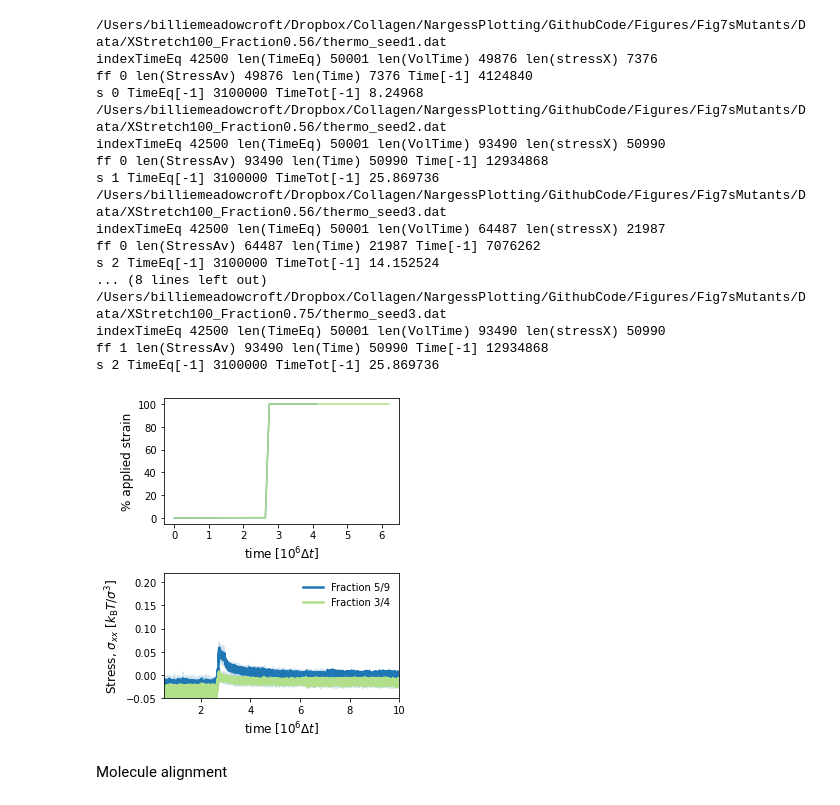
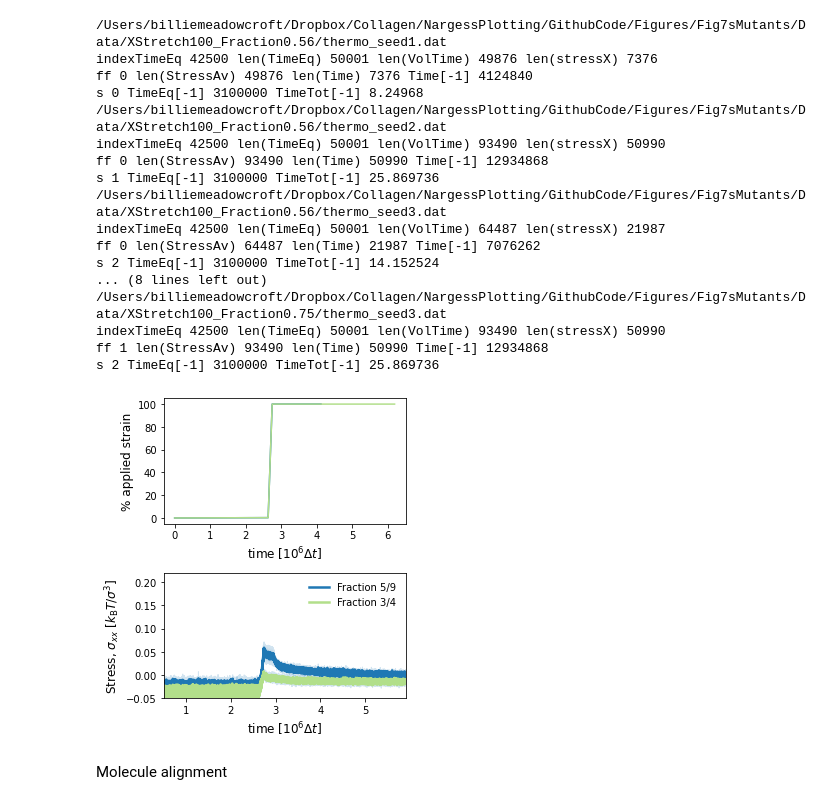
Before and after one commit to Billie1717/CollagenMemory, a Jupyter notebook: Figures/Fig7sMutants/Mechanics7S.ipynb, the cells around one changed output. Saved outputs shown, nothing was run; the diff lists cells and outputs as text; code cells hidden in the pictures.

```diff
--- a/Figures/Fig7sMutants/Mechanics7S.ipynb
+++ b/Figures/Fig7sMutants/Mechanics7S.ipynb
@@ -99,47 +99,48 @@ ax[1].set_xlabel(r"time [$10^6\Delta t$]",fontsize =fs2)
 
 ax[0].set_xlabel(r"time [$10^6\Delta t$]",fontsize =fs2)
 #ax[0].set_xlim([0.5,5])
-ax[1].set_xlim([0.5,10])
+ax[1].set_xlim([0.5,5.9])
+ax[0].set_xlim([0.5,5.9])
 ax[1].set_ylim([-0.05,0.22])
 
 #ax[1].set_xlim([6,7])
 #ax[1].set_ylim([-0.1,2.5])
-# plt.rcParams.update({
-#     "pdf.compression": 9,
-#     "path.simplify": True,
-#     "path.simplify_threshold": 0.5,
-#     "pdf.fonttype": 42, "ps.fonttype": 42,
-# })
-# for ax in fig.axes:
-#     for coll in ax.collections:  # e.g., big scatters
-#         coll.set_rasterized(True)
-#     for line in ax.lines:
-#         if len(line.get_xdata()) > 5000:
-#             line.set_rasterized(True)
+plt.rcParams.update({
+    "pdf.compression": 9,
+    "path.simplify": True,
+    "path.simplify_threshold": 0.5,
+    "pdf.fonttype": 42, "ps.fonttype": 42,
+})
+for ax in fig.axes:
+    for coll in ax.collections:  # e.g., big scatters
+        coll.set_rasterized(True)
+    for line in ax.lines:
+        if len(line.get_xdata()) > 5000:
+            line.set_rasterized(True)
 
 fig.tight_layout()
 #fig.savefig(plotsdir+'StressVsTime.pdf')
 fig.savefig(plotsdir + "StressVsTime.pdf")  # dpi impacts rasterized bits only
 fig.savefig(plotsdir+'StressVsTime.png')
 # %% [output]
 /Users/billiemeadowcroft/Dropbox/Collagen/NargessPlotting/GithubCode/Figures/Fig7sMutants/Data/XStretch100_Fraction0.56/thermo_seed1.dat
 indexTimeEq 42500 len(TimeEq) 50001 len(VolTime) 49876 len(stressX) 7376
 ff 0 len(StressAv) 49876 len(Time) 7376 Time[-1] 4124840
 s 0 TimeEq[-1] 3100000 TimeTot[-1] 8.24968
 /Users/billiemeadowcroft/Dropbox/Collagen/NargessPlotting/GithubCode/Figures/Fig7sMutants/Data/XStretch100_Fraction0.56/thermo_seed2.dat
 indexTimeEq 42500 len(TimeEq) 50001 len(VolTime) 93490 len(stressX) 50990
 ff 0 len(StressAv) 93490 len(Time) 50990 Time[-1] 12934868
 s 1 TimeEq[-1] 3100000 TimeTot[-1] 25.869736
 /Users/billiemeadowcroft/Dropbox/Collagen/NargessPlotting/GithubCode/Figures/Fig7sMutants/Data/XStretch100_Fraction0.56/thermo_seed3.dat
 indexTimeEq 42500 len(TimeEq) 50001 len(VolTime) 64487 len(stressX) 21987
 ff 0 len(StressAv) 64487 len(Time) 21987 Time[-1] 7076262
 s 2 TimeEq[-1] 3100000 TimeTot[-1] 14.152524
 ... (8 lines left out)
 /Users/billiemeadowcroft/Dropbox/Collagen/NargessPlotting/GithubCode/Figures/Fig7sMutants/Data/XStretch100_Fraction0.75/thermo_seed3.dat
 indexTimeEq 42500 len(TimeEq) 50001 len(VolTime) 93490 len(stressX) 50990
 ff 1 len(StressAv) 93490 len(Time) 50990 Time[-1] 12934868
 s 2 TimeEq[-1] 3100000 TimeTot[-1] 25.869736
-[figure, old version]
+[figure, new version]
 # %%
 plt.rcParams.update({
     "pdf.compression": 9,
```
Also changed, not shown: parts of 1 cell of this notebook, 19 other files.
